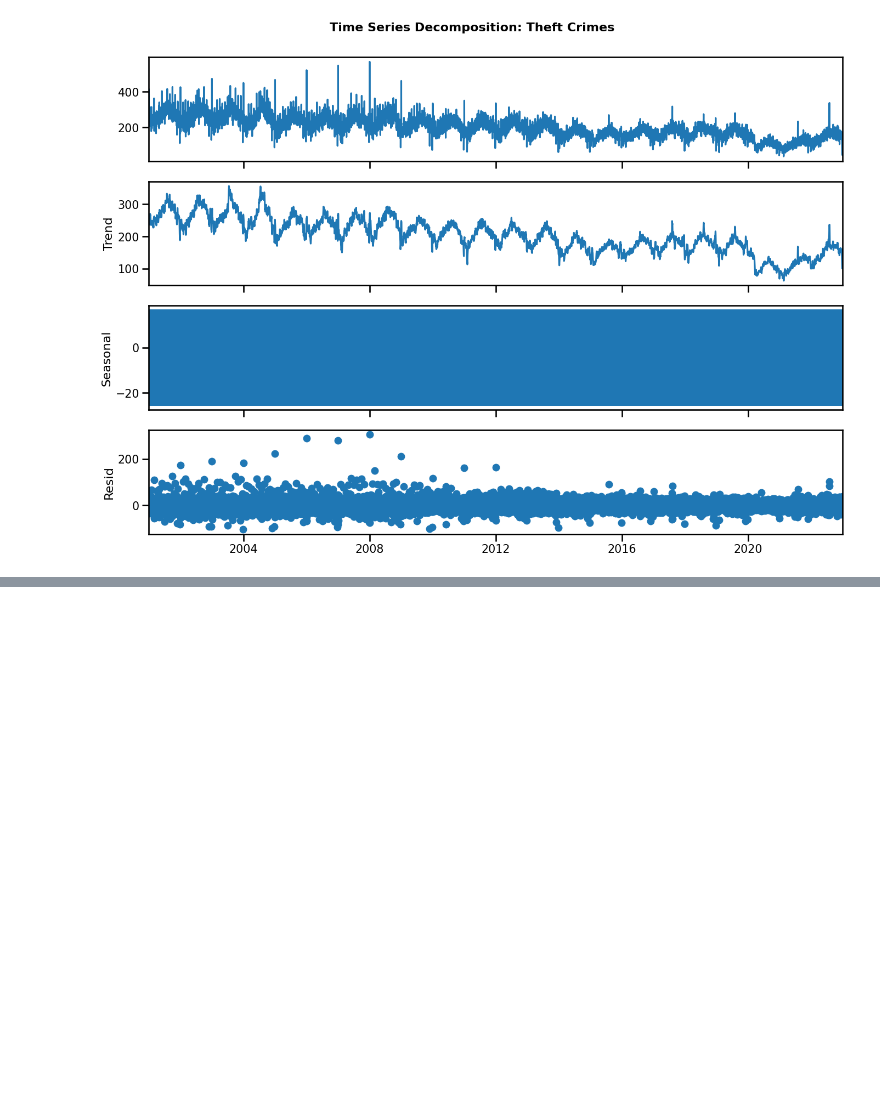
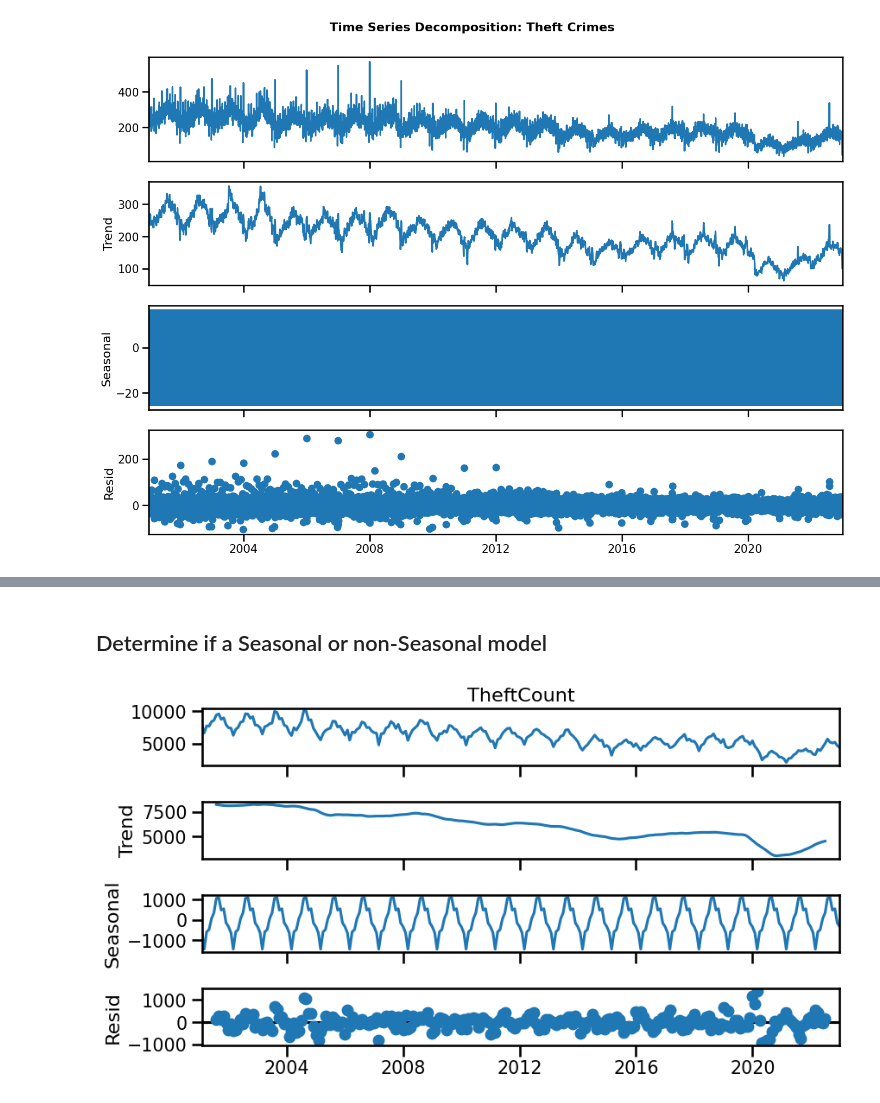
Before and after one commit to basharbayatna/TimeSeries_Anaysis_CrimeData, a Jupyter notebook: Time_Series_analysis_Crime_Data.ipynb, the cells around one changed output, grey strips where cells are left out. Drawn from its saved outputs; the diff is of its cells as text; code cells hidden in the pictures; blank space fills up the shorter version.

```diff
--- a/Time_Series_analysis_Crime_Data.ipynb
+++ b/Time_Series_analysis_Crime_Data.ipynb
@@ -657,0 +702,2 @@ plt.show()
+# %%
+ts_theft = theft_per_month['TheftCount']
@@ -657,0 +726,13 @@ plt.show()
+# %%
+import pandas as pd
+import numpy as np
+import matplotlib as mpl
+import matplotlib.pyplot as plt
+import seaborn as sns
+import os
+import statsmodels.tsa.api as tsa
+from pmdarima.model_selection import train_test_split
+from pmdarima.arima.utils import ndiffs, nsdiffs
+
+# Set wide fig size for plots
+plt.rcParams['figure.figsize']=(12,3)
@@ -657,0 +902,10 @@ plt.show()
+# %% [markdown]
+## Determine if a Seasonal or non-Seasonal model
+# %%
+## Use Seasonal Decompose to check for seasonality
+decomp = tsa.seasonal_decompose(ts_theft)
+fig = decomp.plot()
+fig.set_size_inches(9, 5)
+fig.tight_layout()
+# %% [output]
+[figure, added]
```
Also changed, not shown: parts of 70 cells of this notebook.
